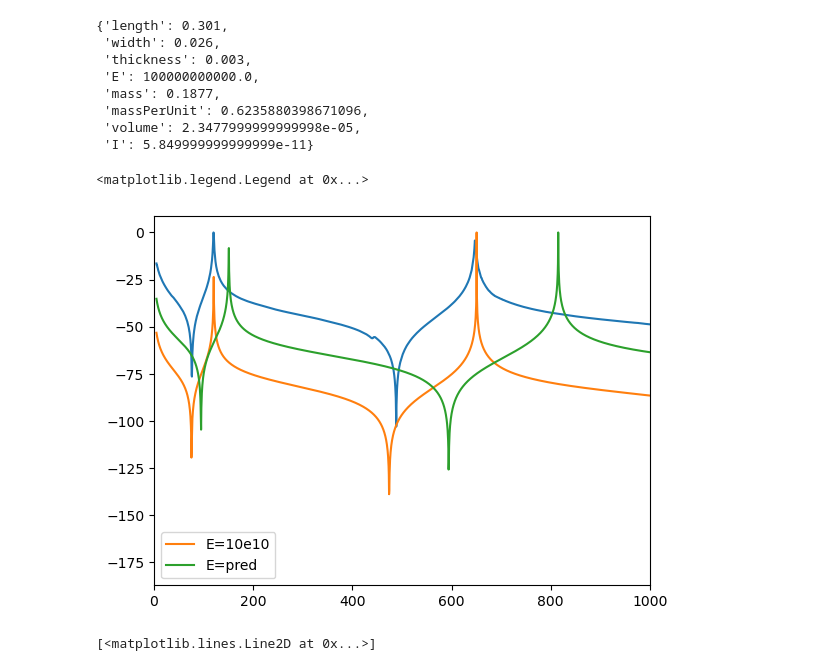
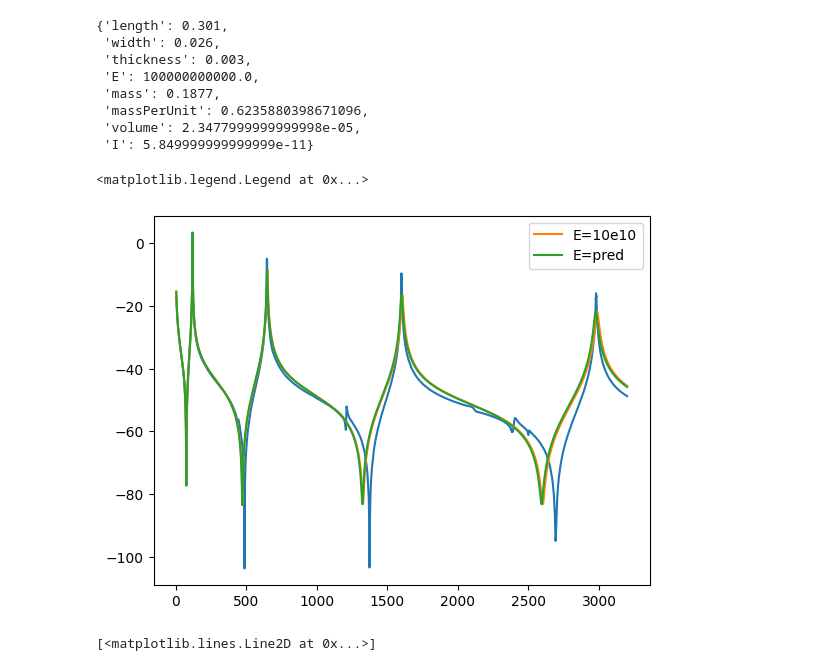
Before and after one commit to taboleiro/BayesianVibrationsModeling, a Jupyter notebook: BEMD.ipynb, the cells around one changed output. Cells and saved outputs as stored; diff of their text form; code cells hidden in the pictures.

Commit message:
Model working with E and mobility function fixed

```diff
--- a/BEMD.ipynb
+++ b/BEMD.ipynb
@@ -37,6 +37,10 @@ beam
  'volume': 2.3477999999999998e-05,
  'I': 5.849999999999999e-11}
 # %%
+def normalize(x):
+    x = (x - x.mean()) / x.std()
+    return x
+
 def mobilityFunc(E, freq, beam, eta=0.007):
 
     l = beam["length"]/2
@@ -49,10 +53,10 @@ def mobilityFunc(E, freq, beam, eta=0.007):
 
     kl = w/(cb)*l # bending wave number
     complex_kl = kl*(1-1j*eta/4)
-    N_l = np.cos(kl)*np.cosh(kl) + 1
-    D_l = np.cos(kl)*np.sinh(kl) + np.sin(kl)*np.cosh(kl)
+    N_l = np.cos(complex_kl)*np.cosh(complex_kl) + 1
+    D_l = np.cos(complex_kl)*np.sinh(complex_kl) + np.sin(complex_kl)*np.cosh(complex_kl)
 
-    Y = -(1j*l)/ (2*complex_kl*l*np.sqrt(complex_B*beam["massPerUnit"])) * N_l/D_l
+    Y = -(1j*l)/ (2*complex_kl*np.sqrt(complex_B *beam["massPerUnit"])) * N_l/D_l
     return abs(Y)
     #Y = -(0.25*eta+1j)*l/(2*kl*np.sqrt(B*beam["massPerUnit"])) * N_l/D_l
     # The mobility is a complex value but just the absolute value is shown
@@ -60,37 +64,23 @@ def mobilityFunc(E, freq, beam, eta=0.007):
 # %%
 data = pd.read_csv("./Data/bend/centerFreqResponse.csv")[10:]
 data["mobility"] = data["force"] + 1j*data["velocity"]
-"""
-w = 2*np.pi*data["freq"]
-B = 10e10*beam["I"]
-cb = np.sqrt(w)*(B/beam["massPerUnit"])**(1/4)
-kl_origin = w/cb * (1-1j*(0.0007/4))*beam["length"]
-Y_origin = mobilityFunc(10e10, kl_origin, beam)
-plt.plot(kl_origin, 20*np.log10(abs(Y_origin)), label="E=10e10")
-"""
-"""
-w = 2*np.pi*data["freq"]
-B = beam["E"]*beam["I"]
-cb = np.sqrt(w)*(B/beam["massPerUnit"])**(1/4)
-kl_data = w/cb * (1-1j*(0.0007/4))*beam["length"]
-"""
 #plt.semilogx(data["freq"], 20*np.log10(abs(data["mobility"])), label="measurement")
 norm_exp = abs(data["mobility"])
 #norm_exp = (norm_exp - norm_exp.mean()) / norm_exp.std()
 
 Y = mobilityFunc(beam["E"], data["freq"], beam)
-Y_pred = mobilityFunc(1.57*10e10, data["freq"], beam)
+Y_pred = mobilityFunc(0.993*10e10, data["freq"], beam)
 norm_Y = Y
 #norm_Y = (norm_Y - norm_Y.mean()) / norm_Y.std()
-plt.plot(data["freq"], 20*np.log10(norm_exp/max(norm_exp)))
+plt.plot(data["freq"], 20*np.log10(norm_exp))
 #plt.semilogx(data["freq"], 20*np.log10(Y), label="E=10e10")
-plt.plot(data["freq"], 20*np.log10(Y/max(Y)), label="E=10e10")
-plt.plot(data["freq"], 20*np.log10(Y_pred/max(Y_pred)), label="E=pred")
-plt.xlim([0, 1000])
+plt.plot(data["freq"], 20*np.log10(Y), label="E=10e10")
+plt.plot(data["freq"], 20*np.log10(Y_pred), label="E=pred")
+#plt.xlim([0, 1000])
 plt.legend()
 # %% [output]
 <matplotlib.legend.Legend at 0x...>
-[figure, old version]
+[figure, new version]
 # %%
 data = pd.read_csv("./Data/bend/centerFreqResponse.csv")[10:]
 data["mobility"] = data["force"] + 1j*data["velocity"]
```
Also changed, not shown: 1 other file.
